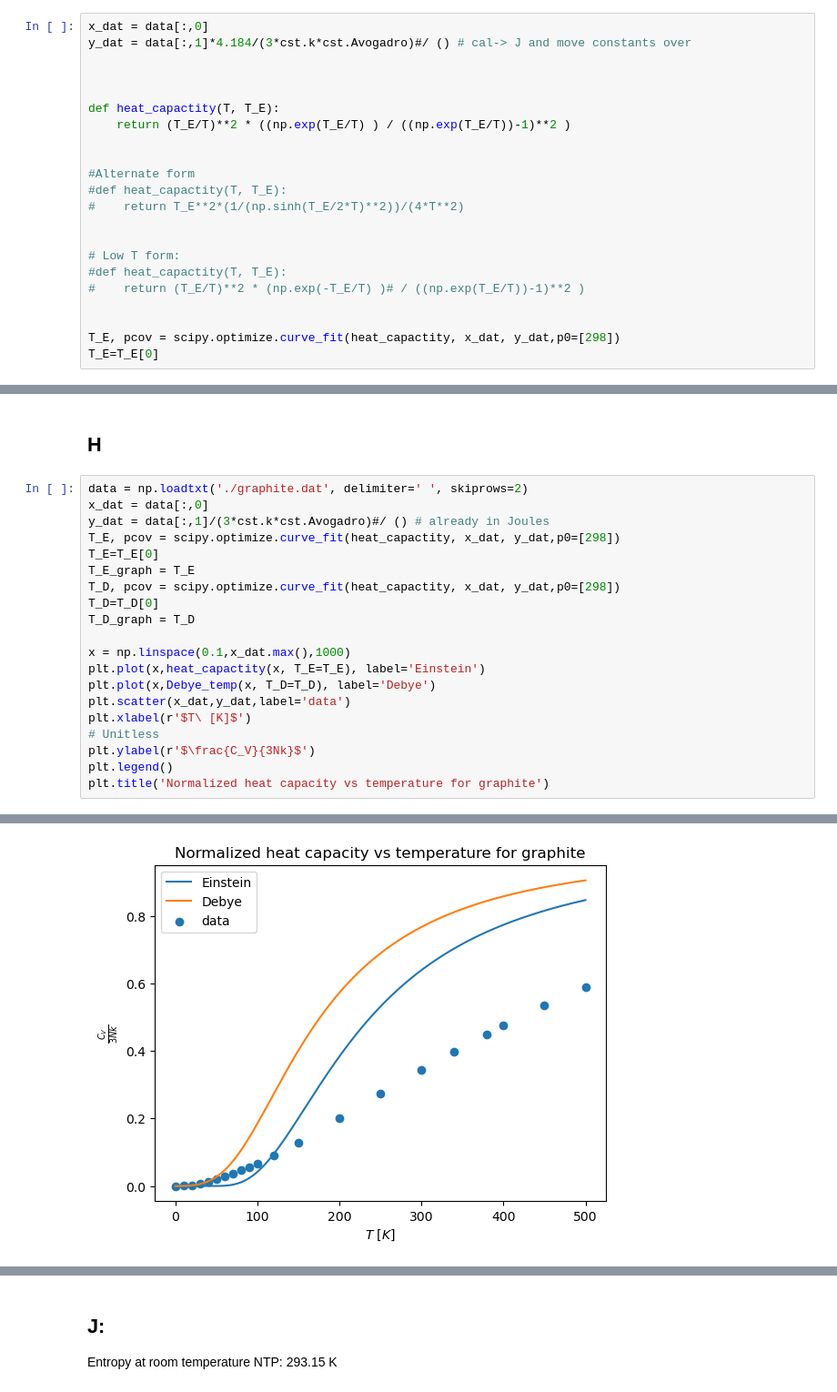
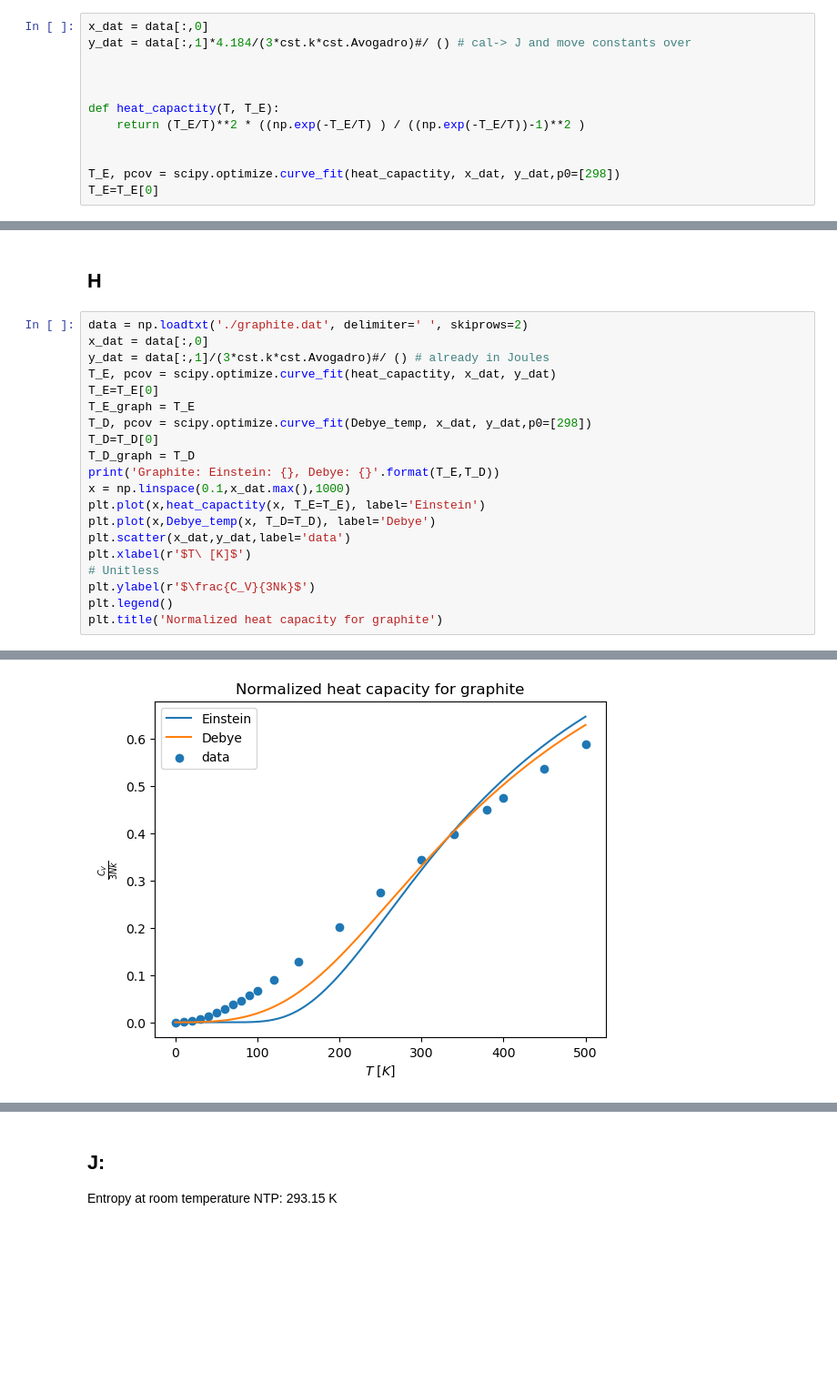
Before and after one commit to Naderschah/Msc_Physics, a Jupyter notebook: Statistial_Mechanics/midterm_assignment.ipynb, the cells around one changed output, grey strips where cells are left out. Shown at 91% size. Cells and saved outputs as stored; diff of their text form; blank space fills up the shorter version.

```diff
--- a/Statistial_Mechanics/midterm_assignment.ipynb
+++ b/Statistial_Mechanics/midterm_assignment.ipynb
@@ -173,17 +146,7 @@ y_dat = data[:,1]*4.184/(3*cst.k*cst.Avogadro)#/ () # cal-> J and move constants
 
 
 def heat_capactity(T, T_E):
-    return (T_E/T)**2 * ((np.exp(T_E/T) ) / ((np.exp(T_E/T))-1)**2 )
-
-
-#Alternate form
-#def heat_capactity(T, T_E):
-#    return T_E**2*(1/(np.sinh(T_E/2*T)**2))/(4*T**2)
-
-
-# Low T form:
-#def heat_capactity(T, T_E):
-#    return (T_E/T)**2 * (np.exp(-T_E/T) )# / ((np.exp(T_E/T))-1)**2 )
+    return (T_E/T)**2 * ((np.exp(-T_E/T) ) / ((np.exp(-T_E/T))-1)**2 )
 
 
 T_E, pcov = scipy.optimize.curve_fit(heat_capactity, x_dat, y_dat,p0=[298])
@@ -238,13 +203,13 @@ Here one can see that the Einstein and Debye fits are quite close to each other,
 data = np.loadtxt('./graphite.dat', delimiter=' ', skiprows=2)
 x_dat = data[:,0]
 y_dat = data[:,1]/(3*cst.k*cst.Avogadro)#/ () # already in Joules
-T_E, pcov = scipy.optimize.curve_fit(heat_capactity, x_dat, y_dat,p0=[298])
+T_E, pcov = scipy.optimize.curve_fit(heat_capactity, x_dat, y_dat)
 T_E=T_E[0]
 T_E_graph = T_E
-T_D, pcov = scipy.optimize.curve_fit(heat_capactity, x_dat, y_dat,p0=[298])
+T_D, pcov = scipy.optimize.curve_fit(Debye_temp, x_dat, y_dat,p0=[298])
 T_D=T_D[0]
 T_D_graph = T_D
-
+print('Graphite: Einstein: {}, Debye: {}'.format(T_E,T_D))
 x = np.linspace(0.1,x_dat.max(),1000)
 plt.plot(x,heat_capactity(x, T_E=T_E), label='Einstein')
 plt.plot(x,Debye_temp(x, T_D=T_D), label='Debye')
@@ -253,5 +218,5 @@ plt.xlabel(r'$T\ [K]$')
 # Unitless
 plt.ylabel(r'$\frac{C_V}{3Nk}$')
 plt.legend()
-plt.title('Normalized heat capacity vs temperature for graphite')
+plt.title('Normalized heat capacity for graphite')
 # %% [output]
@@ -259,2 +225,2 @@ Text(0.5, 1.0, 'Normalized heat capacity vs temperature for graphite')
-[figure, old version]
+[figure, new version]
 # %% [markdown]
```
Also changed, not shown: parts of 14 cells of this notebook, 1 other file.
